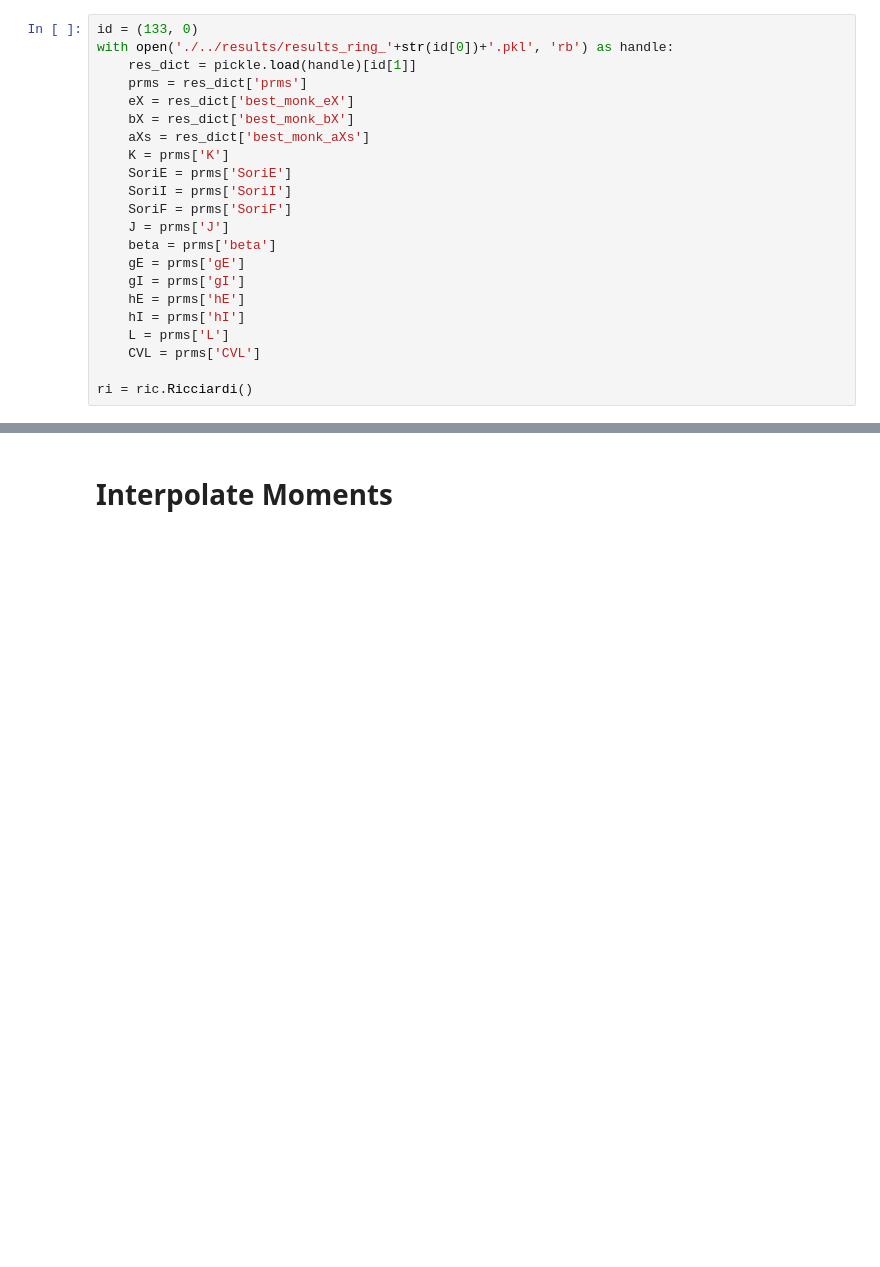
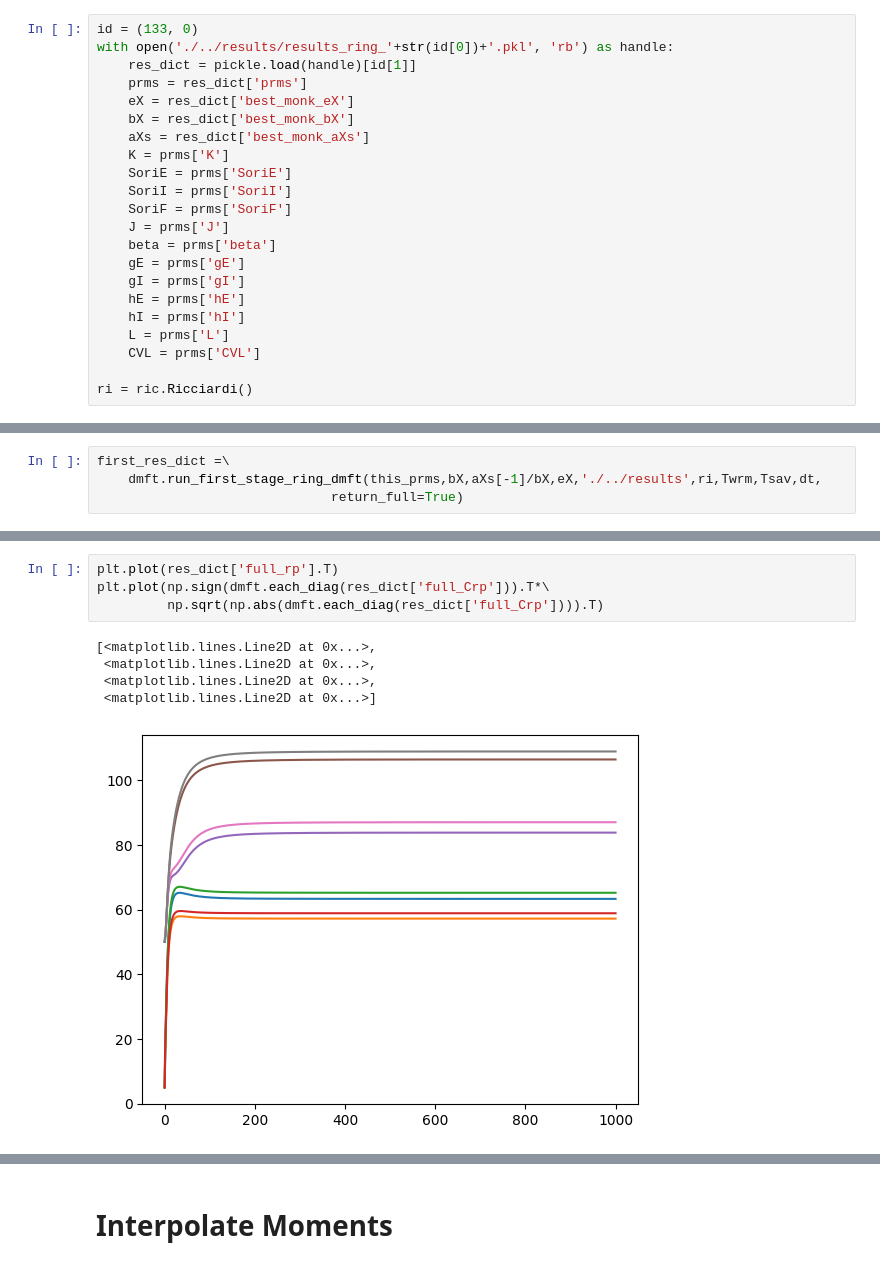
Before and after one commit to AddingAddict/ToroidalNetworks, a Jupyter notebook: sparse_weights/notebooks/ring_dmft.ipynb, the cells around one changed output, grey strips where cells are left out. Drawn from its saved outputs; the diff is of its cells as text; blank space fills up the shorter version.

```diff
--- a/sparse_weights/notebooks/ring_dmft.ipynb
+++ b/sparse_weights/notebooks/ring_dmft.ipynb
@@ -219,0 +434,4 @@ integrating first stage took 35.98065200000019 s
+# %%
+first_res_dict =\
+    dmft.run_first_stage_ring_dmft(this_prms,bX,aXs[-1]/bX,eX,'./../results',ri,Twrm,Tsav,dt,
+                              return_full=True)
@@ -219,0 +476,10 @@ integrating first stage took 35.98065200000019 s
+# %%
+plt.plot(res_dict['full_rp'].T)
+plt.plot(np.sign(dmft.each_diag(res_dict['full_Crp'])).T*\
+         np.sqrt(np.abs(dmft.each_diag(res_dict['full_Crp']))).T)
+# %% [output]
+[<matplotlib.lines.Line2D at 0x...>,
+ <matplotlib.lines.Line2D at 0x...>,
+ <matplotlib.lines.Line2D at 0x...>,
+ <matplotlib.lines.Line2D at 0x...>]
+[figure, added]
```
Also changed, not shown: parts of 75 cells of this notebook, 6 other files.
